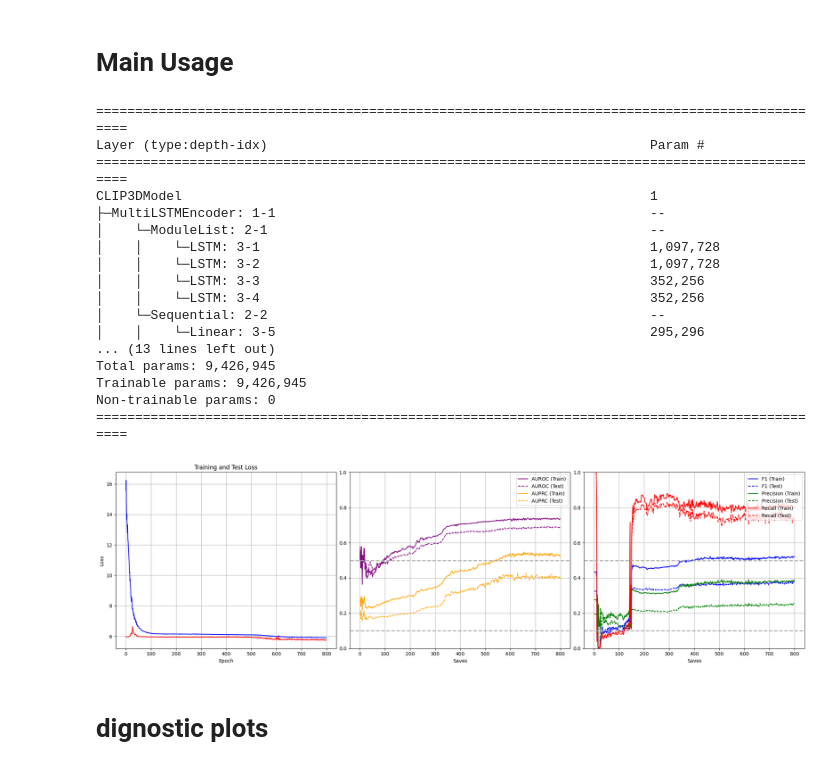
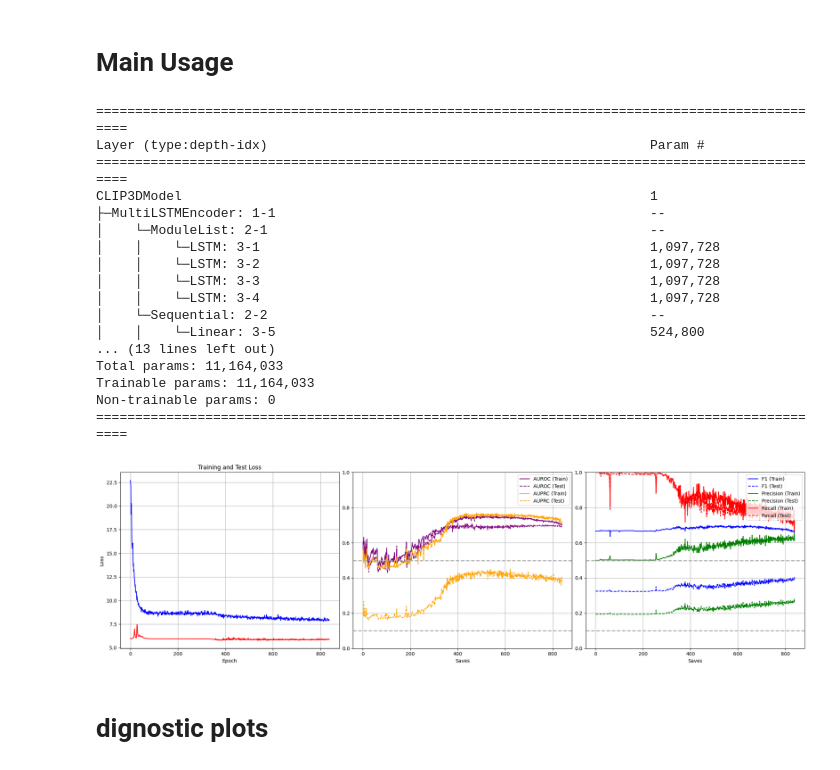
Before and after one commit to JiaxingQiu/llm_nicu_vitalsigns, a Jupyter notebook: script/CLIP/test_clip3d.ipynb, the cells around one changed output. Saved outputs shown, nothing was run; the diff lists cells and outputs as text; code cells hidden in the pictures.

```diff
--- a/script/CLIP/test_clip3d.ipynb
+++ b/script/CLIP/test_clip3d.ipynb
@@ -150,9 +151,10 @@ if config_dict['ts_aug']:
                                     txt_ls_org,
                                     y_col,
                                     config_dict,
-                                    pretrained_model_path='./pretrained/hr_vae_linear_medium.pth',
-                                    K=10,
-                                    max_size=max_size)
+                                    pretrained_model_path='./pretrained/hr_vae_linear_medium.pth'#,
+                                    # max_size=max_size,
+                                    # K=10
+                                    )
 
 
 # ---- block or not ----
@@ -255,7 +286,7 @@ ts_f_dim, tx_f_dim_ls, labels_dim = get_features3d(df_train.loc[:1,:],
 lstm_encoder = MultiLSTMEncoder(
     ts_dim=300,
     output_dim=128,
-    hidden_dims=[256, 256, 128, 128],  # Three LSTMs with different sizes
+    hidden_dims=[256, 256, 256, 256],  # Three LSTMs with different sizes
     num_layers=2
 )
 model = CLIP3DModel(
@@ -286,20 +317,20 @@ CLIP3DModel                                                            1
 │    └─ModuleList: 2-1                                                 --
 │    │    └─LSTM: 3-1                                                  1,097,728
 │    │    └─LSTM: 3-2                                                  1,097,728
-│    │    └─LSTM: 3-3                                                  352,256
-│    │    └─LSTM: 3-4                                                  352,256
+│    │    └─LSTM: 3-3                                                  1,097,728
+│    │    └─LSTM: 3-4                                                  1,097,728
 │    └─Sequential: 2-2                                                 --
-│    │    └─Linear: 3-5                                                295,296
+│    │    └─Linear: 3-5                                                524,800
 ... (13 lines left out)
-Total params: 9,426,945
-Trainable params: 9,426,945
+Total params: 11,164,033
+Trainable params: 11,164,033
 Non-trainable params: 0
 ===============================================================================================
 # %%
 overwrite = False
 if overwrite or not os.path.exists(model_path):
 
-    for i in range(200):
+    for i in range(2000):
         print(i)
         train_losses_tmp, test_losses_tmp = train_clip(model,
                                                 train_dataloader,
@@ -316,34 +347,34 @@ if overwrite or not os.path.exists(model_path):
         train_eval_metrics = eval_clip3d(model, evalinputs_train)
         test_eval_metrics = eval_clip3d(model, evalinputs_test)
         train_eval_metrics_list.append(train_eval_metrics)
         test_eval_metrics_list.append(test_eval_metrics)
         # save model and losses
         torch.save(model.state_dict(), model_path)
         torch.save({
             'train_losses': train_losses,
             'test_losses': test_losses,
             'train_evals': train_eval_metrics_list,
             'test_evals': test_eval_metrics_list }, eval_path)
         # if i % 10 == 0: # every 10 saves, evaluate the model
         eval_dict = torch.load(eval_path)
         eval_dict_eng = eng_eval_metrics(eval_dict, binary=True, plot=False)
         print("-" * 70)
         print(f"Metric     |  Training  |  Testing")
         print("-" * 70)
         print(f"F1        |   {eval_dict_eng['train_f1'][-1]:.3f}   |   {eval_dict_eng['test_f1'][-1]:.3f}")
         print(f"Precision |   {eval_dict_eng['train_precision'][-1]:.3f}   |   {eval_dict_eng['test_precision'][-1]:.3f}")
         print(f"Recall    |   {eval_dict_eng['train_recall'][-1]:.3f}   |   {eval_dict_eng['test_recall'][-1]:.3f}")
         print(f"AUROC     |   {eval_dict_eng['train_auroc'][-1]:.3f}   |   {eval_dict_eng['test_auroc'][-1]:.3f}")
         print(f"AUPRC     |   {eval_dict_eng['train_auprc'][-1]:.3f}   |   {eval_dict_eng['test_auprc'][-1]:.3f}")
         print("-" * 70)
 
 else:
     model.load_state_dict(torch.load(model_path))
     model.eval()
     eval_dict = torch.load(eval_path)
     eval_dict_eng = eng_eval_metrics(eval_dict, binary=True, plot_confusion_matrices=False)
 # %% [output]
-[figure, old version]
+[figure, new version]
 # %% [markdown]
 # dignostic plots
 # %%
```
Also changed, not shown: parts of 4 cells of this notebook, 5 other files.
